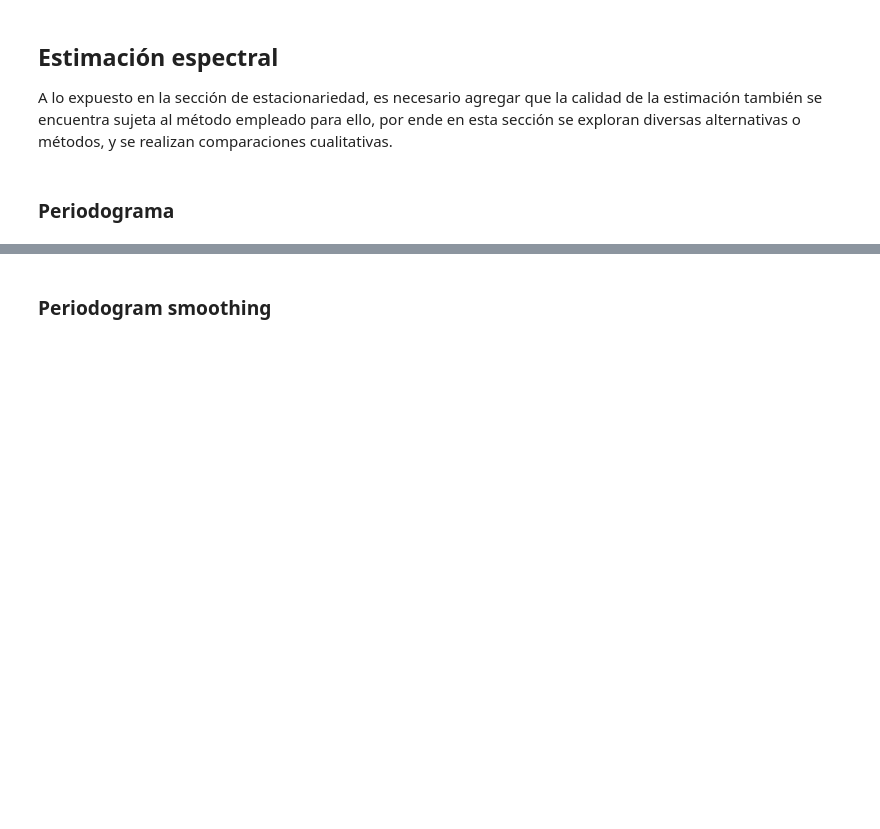
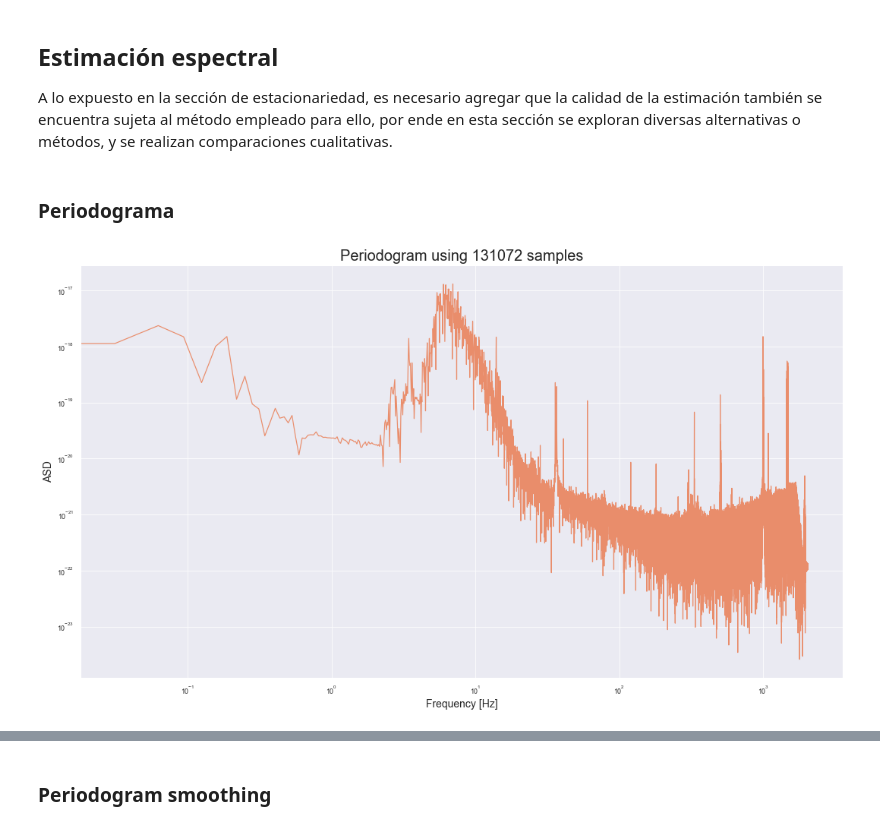
Before and after one commit to asp-image-dsp/asp-tp1, a Jupyter notebook: notebooks/report.ipynb, the cells around one changed output, grey strips where cells are left out. Saved outputs shown, nothing was run; the diff lists cells and outputs as text; code cells hidden in the pictures; blank space fills up the shorter version.

Commit message:
Add ASD plot

```diff
--- a/notebooks/report.ipynb
+++ b/notebooks/report.ipynb
@@ -164,2 +179,13 @@ A lo expuesto en la sección de estacionariedad, es necesario agregar que la cal
+# %%
+def plot_asd(psd, fs, title):
+    psd = psd[1:len(psd) // 2 + 1]
+    plt.figure(figsize=(18, 10))
+    plt.loglog(np.arange(0, fs / 2, (fs / 2) / len(psd)), np.sqrt(psd))
+    plt.title(title, fontsize=20)
+    plt.xlabel('Frequency [Hz]', fontsize=14)
+    plt.ylabel('ASD', fontsize=14)
+    plt.autoscale(True, axis='y')
+    plt.grid()
+    plt.show()
 # %% [markdown]
 ### Periodograma
@@ -165,0 +235,5 @@ A lo expuesto en la sección de estacionariedad, es necesario agregar que la cal
+# %%
+_, test = signal.periodogram(h1_32_samples, window='boxcar', return_onesided=False)
+plot_asd(test, 1 / h1_32_ts, f'Periodogram using {len(h1_32_samples)} samples')
+# %% [output]
+[figure, added]
```
Also changed, not shown: parts of 7 cells of this notebook, 2 other files.
